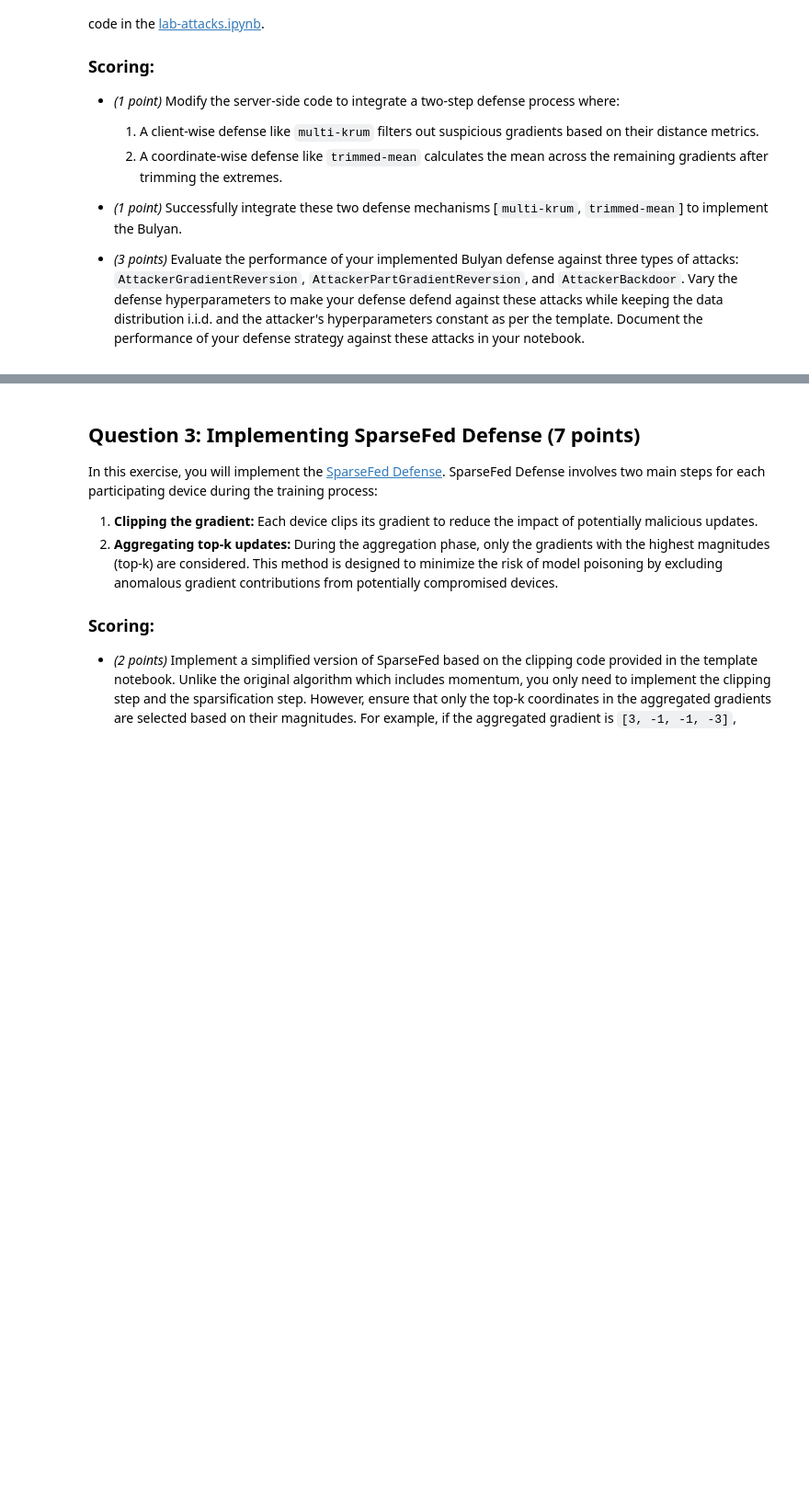
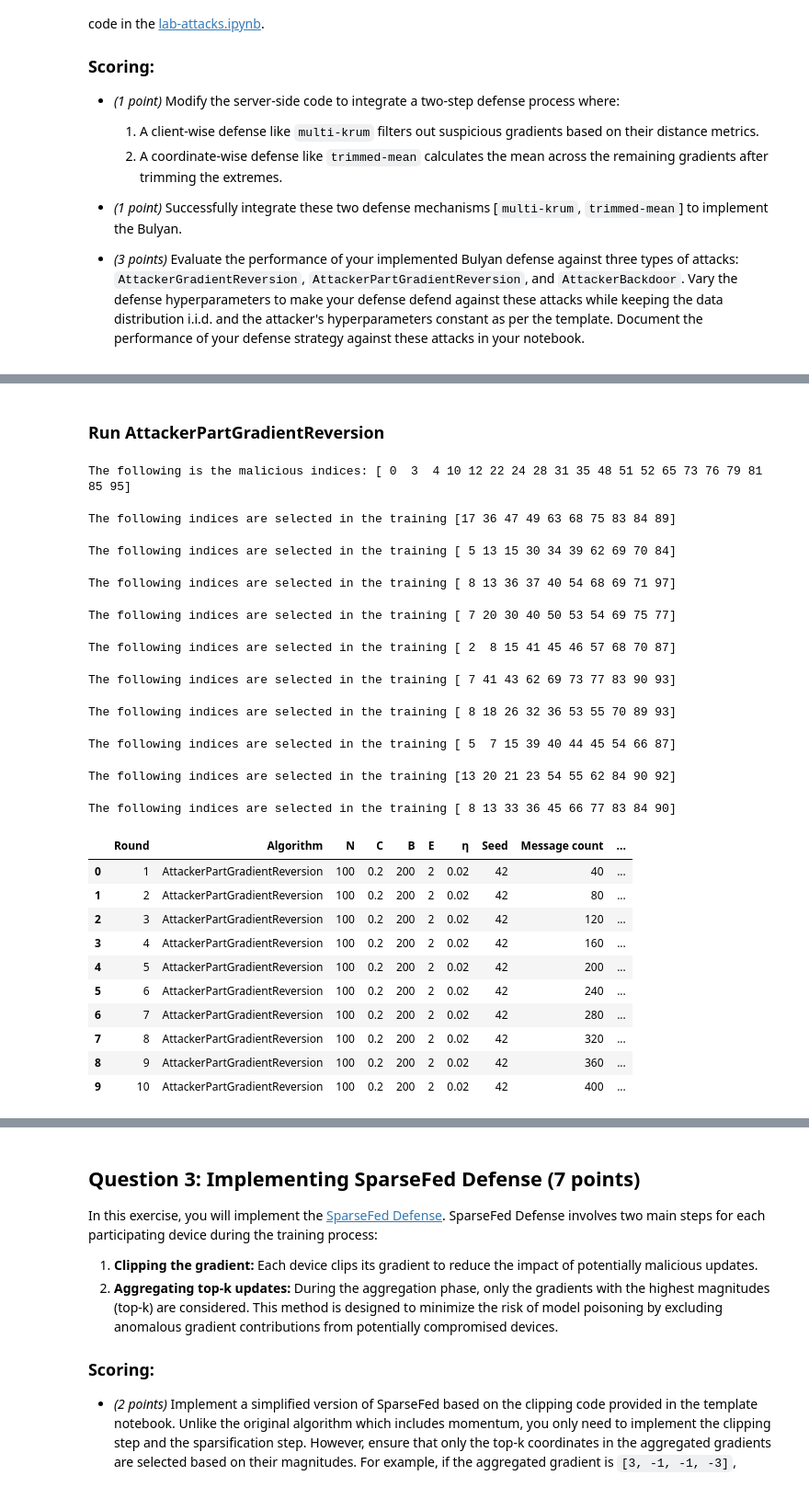
Before and after one commit to soizhiwen/ddls-lab, a Jupyter notebook: lab/hw-attacks.ipynb, the cells around one changed output, grey strips where cells are left out. Shown at 92% size. Cells and saved outputs as stored; diff of their text form; code cells hidden in the pictures; blank space fills up the shorter version.

```diff
--- a/lab/hw-attacks.ipynb
+++ b/lab/hw-attacks.ipynb
@@ -785,0 +1245,58 @@ def tr_mean(all_updates, beta=0.4):
+# %% [markdown]
+### Run AttackerPartGradientReversion
+# %%
+fedavg_server = FedAvgServerDefenseBulyan(
+    0.02,
+    200,
+    sample_split_iid,
+    0.2,
+    2,
+    42,
+    "AttackerPartGradientReversion",
+    def_multi_krum=multi_krum,
+    def_tr_mean=tr_mean,
+    k=10,
+    n=20,
+    m=4,
+    beta=0.2,
+)
+clients = fedavg_server.clients
+# Number of clients to be made malicious with gradient reversion
+num_malicious = int(0.20 * len(clients))  # For example, 20%
+# Randomly select indices for the clients to undergo gradient inversion attack
+malicious_indices = np.random.choice(len(clients), num_malicious, replace=False)
+print(f"The following is the malicious indices: {np.sort(malicious_indices)}")
+# Replace the selected clients with instances of AttackerGradientInversion
+for idx in malicious_indices:
+    client_data = clients[idx].loader_train.dataset
+    lr = clients[idx].optimizer.param_groups[0]["lr"]
+    batch_size = clients[idx].loader_train.batch_size
+    nr_epochs = clients[idx].nr_epochs
+    clients[idx] = AttackerPartGradientReversion(client_data, lr, batch_size, nr_epochs)
+
+result_fedavg = fedavg_server.run(10)
+fedavg_df_AttackerPartGradientReversion = result_fedavg.as_df()
+fedavg_df_AttackerPartGradientReversion
+# %% [output]
+The following is the malicious indices: [ 0  3  4 10 12 22 24 28 31 35 48 51 52 65 73 76 79 81 85 95]
+The following indices are selected in the training [17 36 47 49 63 68 75 83 84 89]
+The following indices are selected in the training [ 5 13 15 30 34 39 62 69 70 84]
+The following indices are selected in the training [ 8 13 36 37 40 54 68 69 71 97]
+The following indices are selected in the training [ 7 20 30 40 50 53 54 69 75 77]
+The following indices are selected in the training [ 2  8 15 41 45 46 57 68 70 87]
+The following indices are selected in the training [ 7 41 43 62 69 73 77 83 90 93]
+The following indices are selected in the training [ 8 18 26 32 36 53 55 70 89 93]
+The following indices are selected in the training [ 5  7 15 39 40 44 45 54 66 87]
+The following indices are selected in the training [13 20 21 23 54 55 62 84 90 92]
+The following indices are selected in the training [ 8 13 33 36 45 66 77 83 84 90]
+|  | Round | Algorithm | N | C | B | E | η | Seed | Message count | ... |
+| 0 | 1 | AttackerPartGradientReversion | 100 | 0.2 | 200 | 2 | 0.02 | 42 | 40 | ... |
+| 1 | 2 | AttackerPartGradientReversion | 100 | 0.2 | 200 | 2 | 0.02 | 42 | 80 | ... |
+| 2 | 3 | AttackerPartGradientReversion | 100 | 0.2 | 200 | 2 | 0.02 | 42 | 120 | ... |
+| 3 | 4 | AttackerPartGradientReversion | 100 | 0.2 | 200 | 2 | 0.02 | 42 | 160 | ... |
+| 4 | 5 | AttackerPartGradientReversion | 100 | 0.2 | 200 | 2 | 0.02 | 42 | 200 | ... |
+| 5 | 6 | AttackerPartGradientReversion | 100 | 0.2 | 200 | 2 | 0.02 | 42 | 240 | ... |
+| 6 | 7 | AttackerPartGradientReversion | 100 | 0.2 | 200 | 2 | 0.02 | 42 | 280 | ... |
+| 7 | 8 | AttackerPartGradientReversion | 100 | 0.2 | 200 | 2 | 0.02 | 42 | 320 | ... |
+| 8 | 9 | AttackerPartGradientReversion | 100 | 0.2 | 200 | 2 | 0.02 | 42 | 360 | ... |
+| 9 | 10 | AttackerPartGradientReversion | 100 | 0.2 | 200 | 2 | 0.02 | 42 | 400 | ... |
```
Also changed, not shown: parts of 26 cells of this notebook.
